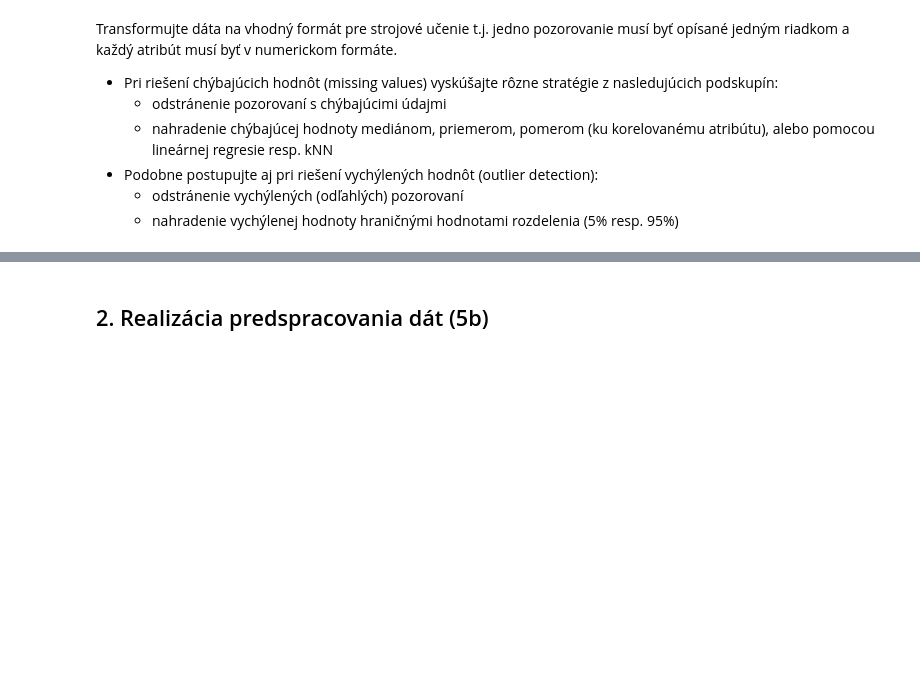
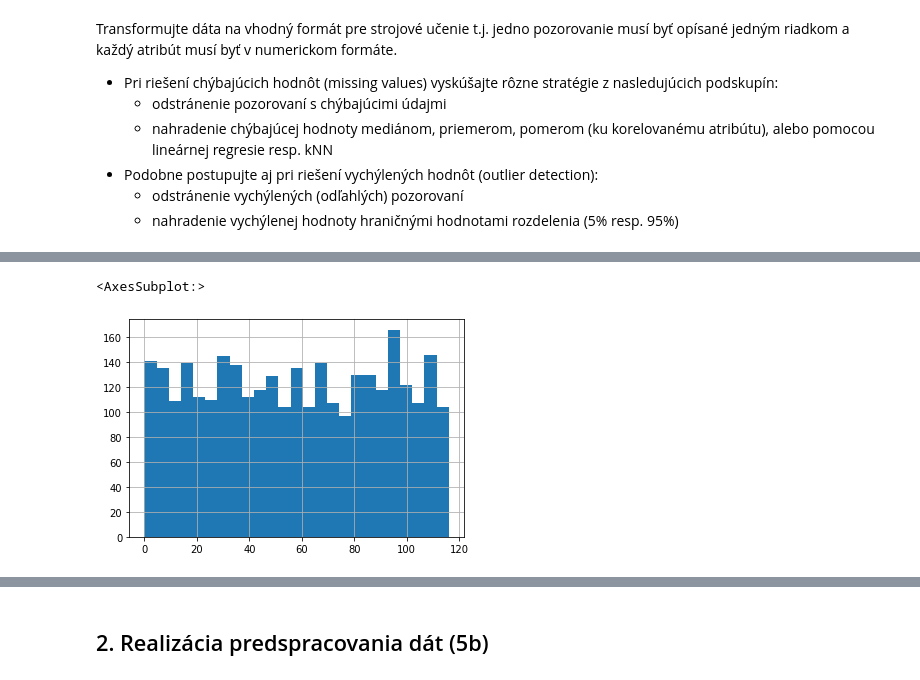
Before and after one commit to psmrecek/IAU-Projekt-ZS2021, a Jupyter notebook: Fáza 2 - Langová.ipynb, the cells around one changed output, grey strips where cells are left out. Drawn from its saved outputs; the diff is of its cells as text; code cells hidden in the pictures; blank space fills up the shorter version.

```diff
--- a/Fáza 2 - Langová.ipynb
+++ b/Fáza 2 - Langová.ipynb
@@ -51,0 +81,3 @@ Transformujte dáta na vhodný formát pre strojové učenie t.j. jedno pozorova
+# %%
+ce_ordinal = ce.OrdinalEncoder(cols=['state'])
+profiles = ce_ordinal.fit_transform(profiles)
@@ -51,0 +86,3 @@ Transformujte dáta na vhodný formát pre strojové učenie t.j. jedno pozorova
+# %%
+ce_ordinal = ce.OrdinalEncoder(cols=['blood_group'])
+profiles = ce_ordinal.fit_transform(profiles)
@@ -51,0 +91,15 @@ Transformujte dáta na vhodný formát pre strojové učenie t.j. jedno pozorova
+# %%
+ce_OHE = ce.OneHotEncoder(cols=['sex'], use_cat_names=True)
+profiles = ce_OHE.fit_transform(profiles)
+# %%
+import datetime
+def frombirthtoage(born):
+    now = datetime.date.today()
+    return now.year - born.year - ((now.month, now.day) < (born.month, born.day))
+ages = profiles['birthdate'].apply(lambda d: frombirthtoage(d))
+profiles = profiles.assign(age=ages.values)
+# %%
+profiles.age.hist(bins=25)
+# %% [output]
+<AxesSubplot:>
+[figure, added]
```
Also changed, not shown: parts of 28 cells of this notebook, 1 other file.
